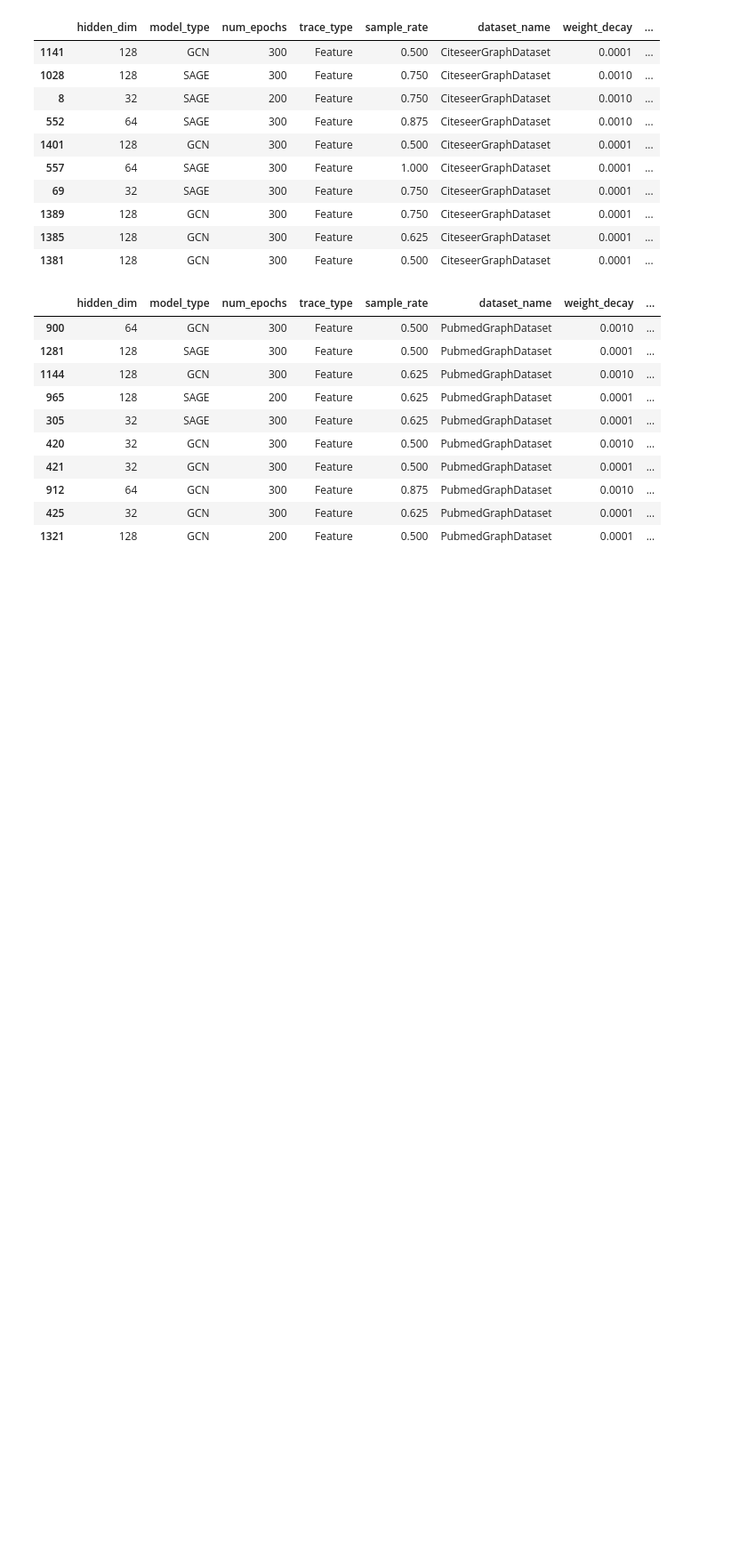
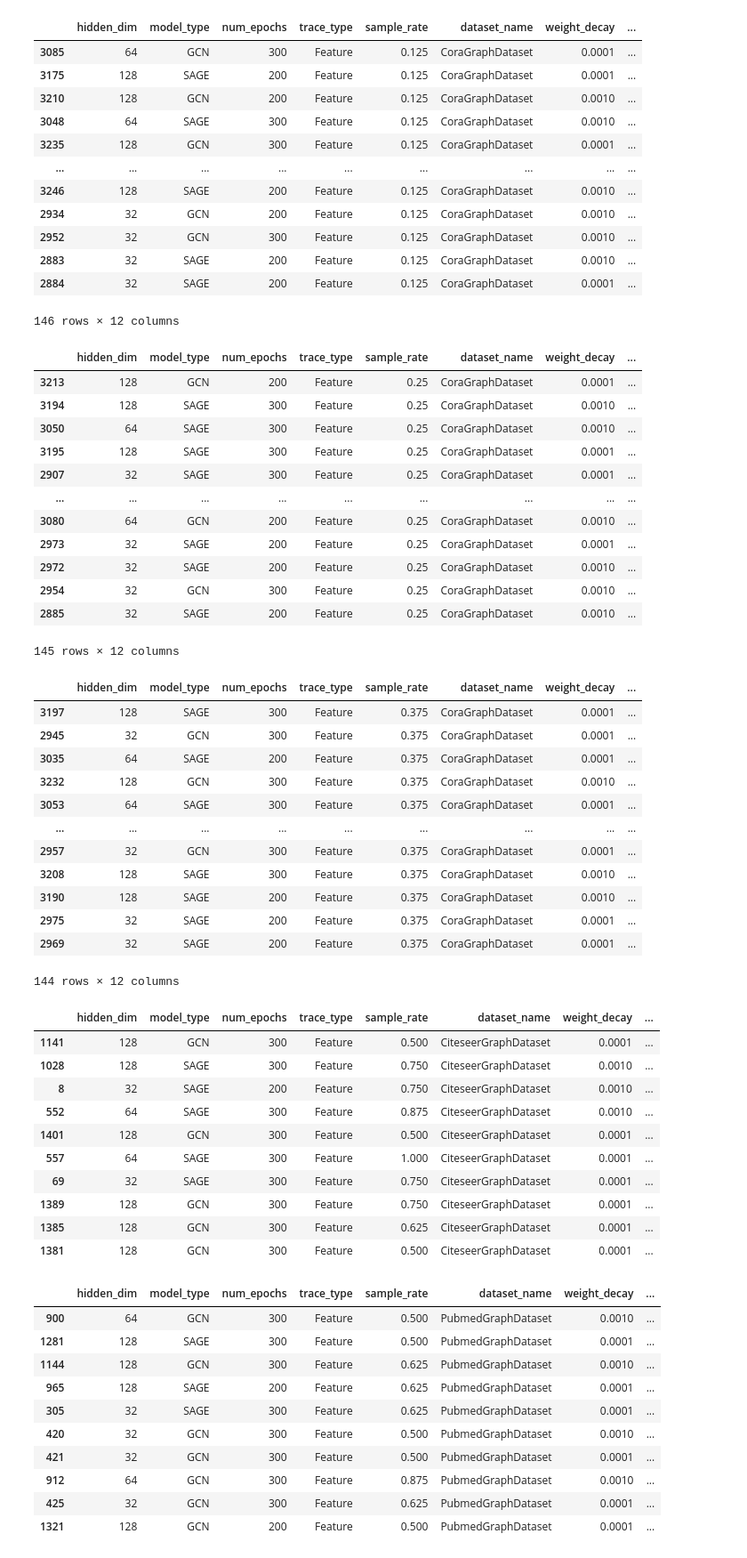
Before and after one commit to ruiz-lab/Graph_Node_Sampling, a Jupyter notebook: GNN_test/SAGE_GCN/parallel_param.ipynb, the cells around one changed output. Shown at 89% size. Saved outputs shown, nothing was run; the diff lists cells and outputs as text; code cells hidden in the pictures; blank space fills up the shorter version.

Commit message:
training smaller sample rate and stability check upadte

```diff
--- a/GNN_test/SAGE_GCN/parallel_param.ipynb
+++ b/GNN_test/SAGE_GCN/parallel_param.ipynb
@@ -29,3 +31,13 @@ def view_head_rst(project_name):
     df = rst_df(project_name)
     sub_df = feat_largest_sub_df(df)
     display(sub_df.sort_values('test_acc', ascending=False).head(10))
+    return sub_df
+
+def generate_top5_config_csv(project_name, sample_rate_ls):
+    df = rst_df(project_name)
+    sub_df = feat_largest_sub_df(df)
+    dataset_name = sub_df['dataset_name'].unique()[0]
+    for sample_rate in tqdm(sample_rate_ls, desc='Generating top5 config csv'):
+        sample_rate_df = sub_df[sub_df['sample_rate'] == sample_rate]
+        best_config = sample_rate_df.sort_values('test_acc', ascending=False).head(5)
+        best_config.to_csv(f'hyp_param_rst/top5_{dataset_name}_{sample_rate}_config.csv', index=False)
@@ -45,0 +44,2 @@ view_head_rst('SAGE_GCN_hyperparameter_tuning_cora_correct_sampler')
+# %%
+cora_df = view_head_rst('SAGE_GCN_hyperparameter_tuning_cora_correct_sampler')
@@ -45,0 +58,45 @@ view_head_rst('SAGE_GCN_hyperparameter_tuning_cora_correct_sampler')
+# %%
+sample_rate_ls = [0.125, 0.25, 0.375]
+for sample_rate in sample_rate_ls:
+    crnt_df = cora_df[cora_df['sample_rate'] == sample_rate]
+    display(crnt_df.sort_values('test_acc', ascending=False))
+# %% [output]
+|  | hidden_dim | model_type | num_epochs | trace_type | sample_rate | dataset_name | weight_decay | ... |
+| 3085 | 64 | GCN | 300 | Feature | 0.125 | CoraGraphDataset | 0.0001 | ... |
+| 3175 | 128 | SAGE | 200 | Feature | 0.125 | CoraGraphDataset | 0.0001 | ... |
+| 3210 | 128 | GCN | 200 | Feature | 0.125 | CoraGraphDataset | 0.0010 | ... |
+| 3048 | 64 | SAGE | 300 | Feature | 0.125 | CoraGraphDataset | 0.0010 | ... |
+| 3235 | 128 | GCN | 300 | Feature | 0.125 | CoraGraphDataset | 0.0001 | ... |
+| ... | ... | ... | ... | ... | ... | ... | ... | ... |
+| 3246 | 128 | SAGE | 200 | Feature | 0.125 | CoraGraphDataset | 0.0010 | ... |
+| 2934 | 32 | GCN | 200 | Feature | 0.125 | CoraGraphDataset | 0.0010 | ... |
+| 2952 | 32 | GCN | 300 | Feature | 0.125 | CoraGraphDataset | 0.0010 | ... |
+| 2883 | 32 | SAGE | 200 | Feature | 0.125 | CoraGraphDataset | 0.0010 | ... |
+| 2884 | 32 | SAGE | 200 | Feature | 0.125 | CoraGraphDataset | 0.0001 | ... |
+146 rows × 12 columns
+|  | hidden_dim | model_type | num_epochs | trace_type | sample_rate | dataset_name | weight_decay | ... |
+| 3213 | 128 | GCN | 200 | Feature | 0.25 | CoraGraphDataset | 0.0001 | ... |
+| 3194 | 128 | SAGE | 300 | Feature | 0.25 | CoraGraphDataset | 0.0010 | ... |
+| 3050 | 64 | SAGE | 300 | Feature | 0.25 | CoraGraphDataset | 0.0010 | ... |
+| 3195 | 128 | SAGE | 300 | Feature | 0.25 | CoraGraphDataset | 0.0001 | ... |
+| 2907 | 32 | SAGE | 300 | Feature | 0.25 | CoraGraphDataset | 0.0001 | ... |
+| ... | ... | ... | ... | ... | ... | ... | ... | ... |
+| 3080 | 64 | GCN | 200 | Feature | 0.25 | CoraGraphDataset | 0.0010 | ... |
+| 2973 | 32 | SAGE | 200 | Feature | 0.25 | CoraGraphDataset | 0.0001 | ... |
+| 2972 | 32 | SAGE | 200 | Feature | 0.25 | CoraGraphDataset | 0.0010 | ... |
+| 2954 | 32 | GCN | 300 | Feature | 0.25 | CoraGraphDataset | 0.0010 | ... |
+| 2885 | 32 | SAGE | 200 | Feature | 0.25 | CoraGraphDataset | 0.0010 | ... |
+145 rows × 12 columns
+|  | hidden_dim | model_type | num_epochs | trace_type | sample_rate | dataset_name | weight_decay | ... |
+| 3197 | 128 | SAGE | 300 | Feature | 0.375 | CoraGraphDataset | 0.0001 | ... |
+| 2945 | 32 | GCN | 300 | Feature | 0.375 | CoraGraphDataset | 0.0001 | ... |
+| 3035 | 64 | SAGE | 200 | Feature | 0.375 | CoraGraphDataset | 0.0001 | ... |
+| 3232 | 128 | GCN | 300 | Feature | 0.375 | CoraGraphDataset | 0.0010 | ... |
+| 3053 | 64 | SAGE | 300 | Feature | 0.375 | CoraGraphDataset | 0.0001 | ... |
+| ... | ... | ... | ... | ... | ... | ... | ... | ... |
+| 2957 | 32 | GCN | 300 | Feature | 0.375 | CoraGraphDataset | 0.0001 | ... |
+| 3208 | 128 | SAGE | 300 | Feature | 0.375 | CoraGraphDataset | 0.0010 | ... |
+| 3190 | 128 | SAGE | 200 | Feature | 0.375 | CoraGraphDataset | 0.0010 | ... |
+| 2975 | 32 | SAGE | 200 | Feature | 0.375 | CoraGraphDataset | 0.0001 | ... |
+| 2969 | 32 | SAGE | 200 | Feature | 0.375 | CoraGraphDataset | 0.0001 | ... |
+144 rows × 12 columns
```
Also changed, not shown: parts of 4 cells of this notebook, 17 other files.
